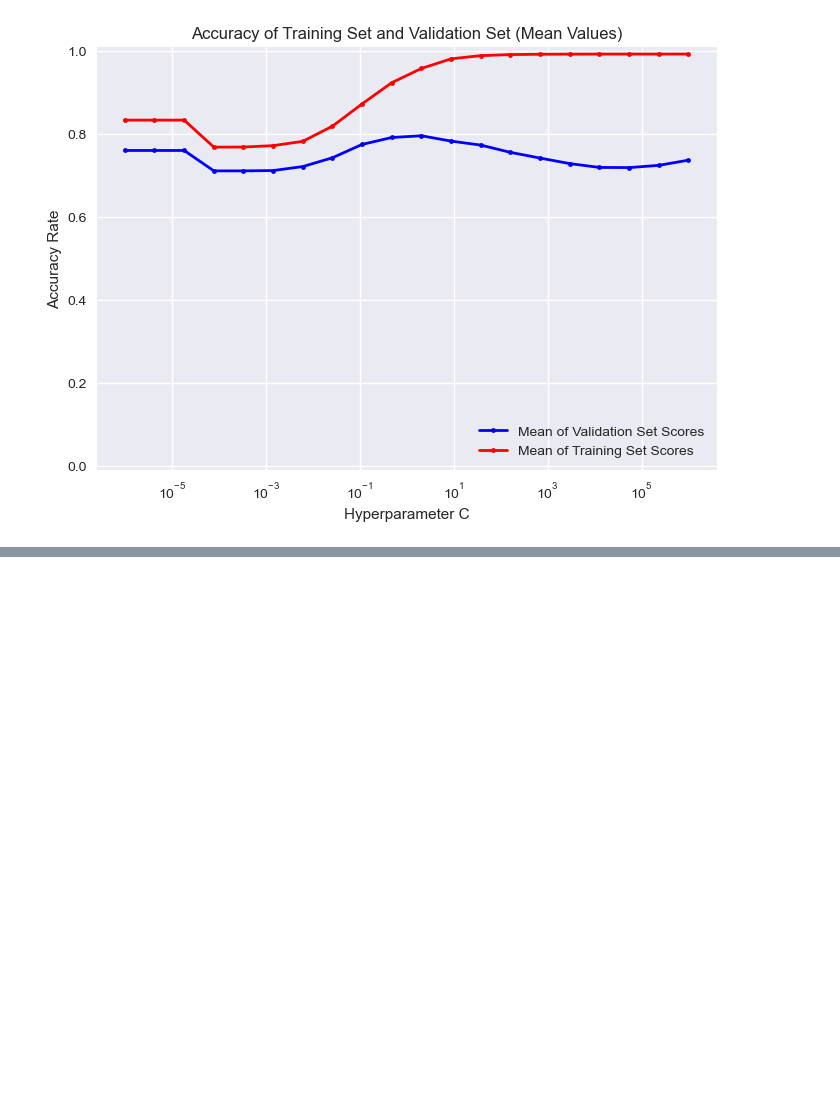
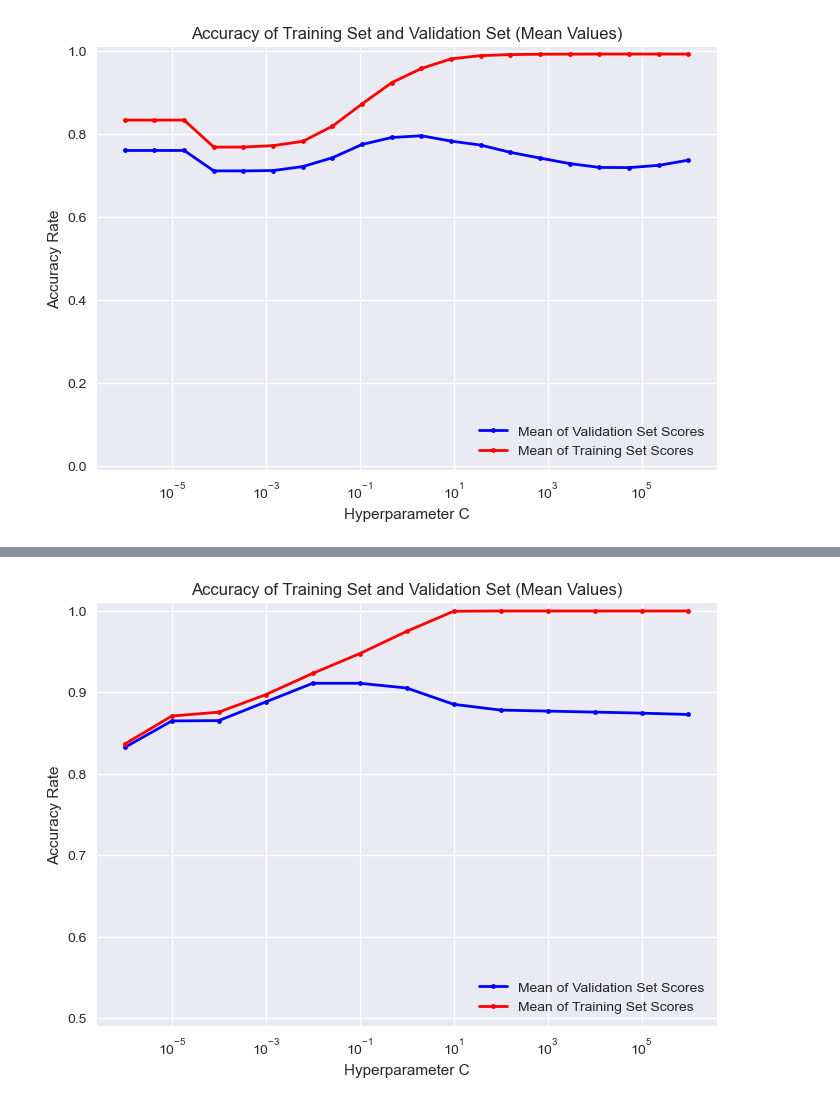
Before and after one commit to shigureTufts/CS135_ProjectA, a Jupyter notebook: wokring_notebook.ipynb, the cells around one changed output, grey strips where cells are left out. Cells and saved outputs as stored; diff of their text form; code cells hidden in the pictures; blank space fills up the shorter version.

```diff
--- a/wokring_notebook.ipynb
+++ b/wokring_notebook.ipynb
@@ -653,0 +655,66 @@ my_tfidf_feature_extractor__min_df: 1
+# %%
+x_train_embed = np.load('data_reviews/x_train_BERT_embeddings.npy')
+
+x_test_embed = np.load('data_reviews/x_test_BERT_embeddings.npy')
+
+new_embed_pipeline = sklearn.pipeline.Pipeline([
+    ('my_classifier', sklearn.linear_model.LogisticRegression(C=0.01, max_iter=10000, random_state=101,
+                                                              penalty='l2', solver='lbfgs'))
+])
+
+my_parameter_grid_by_name_embed = dict()
+my_parameter_grid_by_name_embed['my_classifier__C'] = np.logspace(-6, 6, 13)
+
+grid_searcher_embed = sklearn.model_selection.GridSearchCV(
+    new_embed_pipeline,
+    my_parameter_grid_by_name_embed,
+    scoring='accuracy',
+    cv=10,
+    refit=False,
+    return_train_score=True,
+    n_jobs=-1
+)
+
+grid_searcher_embed.fit(x_train_embed, y_true)
+
+gsearch_results_embed_df = pd.DataFrame(grid_searcher_embed.cv_results_).copy()
+
+param_keys_3 = ['param_my_classifier__C']
+
+# Rearrange row order so it is easy to skim
+gsearch_results_embed_df.sort_values(param_keys_3, inplace=True)
+
+var_3 = gsearch_results_embed_df[param_keys_3 + ['mean_test_score', 'rank_test_score']]
+
+print(var_3)
+
+plt.plot(gsearch_results_embed_df['param_my_classifier__C'], gsearch_results_embed_df['mean_test_score'],
+         '.-', color='b', lw=2, label='Mean of Validation Set Scores')
+plt.plot(gsearch_results_embed_df['param_my_classifier__C'], gsearch_results_embed_df['mean_train_score'],
+         '.-', color='r', lw=2, label='Mean of Training Set Scores')
+# plt.plot(gsearch_results_df_2['param_my_classifier__C'], gsearch_results_df_2['split2_test_score'],
+#          '.-', color='y', lw=2, label='Split 3 Validation Set Score')
+# plt.plot(gsearch_results_df_2['param_my_classifier__C'], gsearch_results_df_2['split3_test_score'],
+#          '.-', color='g', lw=2, label='Split 4 Validation Set Score')
+# plt.plot(gsearch_results_df_2['param_my_classifier__C'], gsearch_results_df_2['split4_test_score'],
+#          '.-', color='orange', lw=2, label='Split 5 Validation Set Score')
+# plt.plot(gsearch_results_df_2['param_my_classifier__C'], gsearch_results_df_2['mean_test_score'],
+#          '*-', color='black', lw=2, label='Mean Value of Validation Set Scores')
+
+
+plt.xscale("log")
+
+
+plt.title("Accuracy of Training Set and Validation Set (Mean Values)");
+plt.xlabel('Hyperparameter C');
+plt.ylabel('Accuracy Rate');
+plt.legend(loc='lower right');
+B = 0.01
+
+
+# plt.xlim([0 - B, 1 + B]);
+plt.ylim([0.5 - B, 1 + B]);
+
+for param_name in sorted(my_parameter_grid_by_name_embed.keys()):
+    print("%s: %r" % (param_name, grid_searcher_embed.best_params_[param_name]))
+# %% [output]
@@ -653,0 +736 @@ my_tfidf_feature_extractor__min_df: 1
+[figure, added]
```
Also changed, not shown: parts of 4 cells of this notebook, 7 other files.
